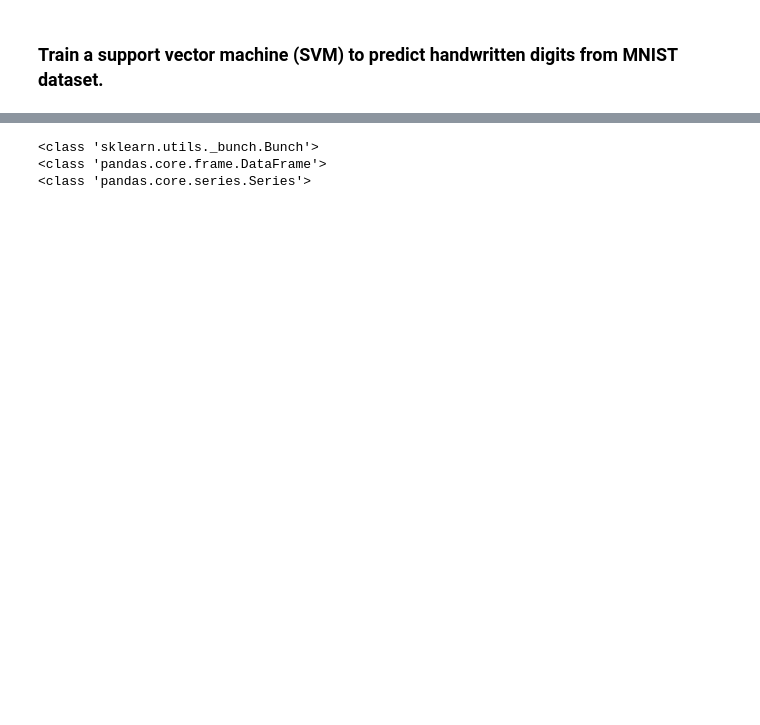
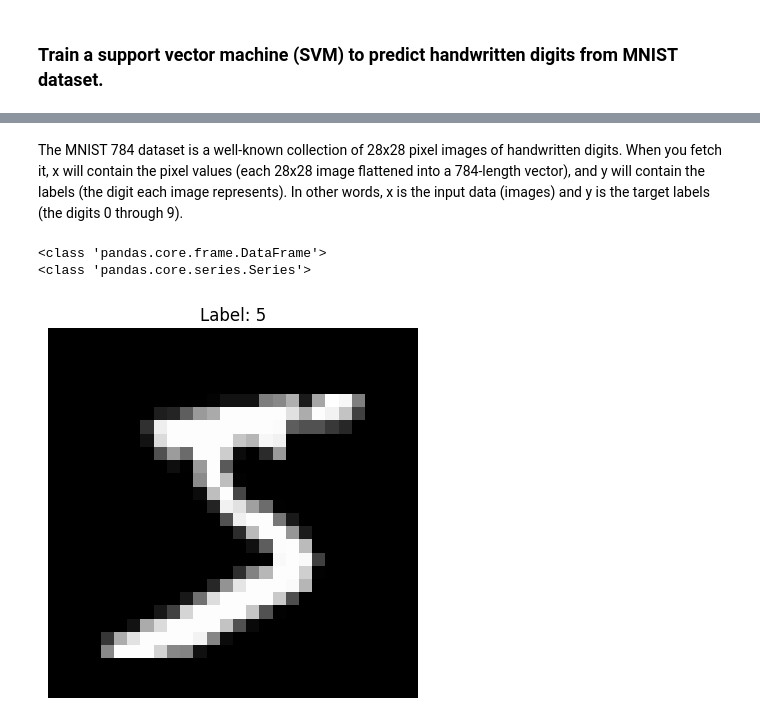
Before and after one commit to anytaaly/SVM-Predict-HANDWritten-Digits, a Jupyter notebook: SVM_Predict_HANDWritten_Digits.ipynb, the cells around one changed output, grey strips where cells are left out. Saved outputs shown, nothing was run; the diff lists cells and outputs as text; code cells hidden in the pictures; blank space fills up the shorter version.

```diff
--- a/SVM_Predict_HANDWritten_Digits.ipynb
+++ b/SVM_Predict_HANDWritten_Digits.ipynb
@@ -104,34 +24,41 @@ Requirement already satisfied: lazy-loader>=0.4 in /usr/local/lib/python3.12/dis
+# %% [markdown]
+The MNIST 784 dataset is a well-known collection of 28x28 pixel images of handwritten digits. When you fetch it, x will contain the pixel values (each 28x28 image flattened into a 784-length vector), and y will contain the labels (the digit each image represents). In other words, x is the input data (images) and y is the target labels (the digits 0 through 9).
 # %%
 
 def get_data():
     """
     Complete for subproblem 1a
 
     Get MNIST data from fetch_openml
     Get data and target converted to numpy
     Call plt.imshow on any random reshaped image to (28,28)
     to see what the digit looks like
 
     Return:
         x: MNIST image data in numpy
         y: MNIST image target in numpy
     """
     ###TODO: Download mnist 784 dataset, do not specify any parameters except for the dataset name
     #         to be written within the single quotes
     ds = fetch_openml('mnist_784')
     ###TODO: Get the MNIST image data and target, convert to numpy and cast the data into either float or integer!
     x, y = ds.data, ds.target
 
-    print(type(ds)) #A Bunch is just sklearn’s dictionary-like object.
+    # print(ds) #A Bunch is just sklearn’s dictionary-like object.
     print(type(x))  # data is the input features - so x has like list of list, where columns are pixel indexed and rows are each image.
     print(type(y)) # target is the label (the answer, the thing you want to predict).
-
+    x = x.to_numpy().astype(float)
+    y = y.to_numpy().astype(int)
     ### TODO: Plot one of the images with plt.imshow
-    ...
+    #...
+    image = x[0].reshape(28,28)
+    plt.imshow(image, cmap='gray')
+    plt.title(f"Label: {y[0]}")
+    plt.axis('off')
     return x, y
 
-get_data();
+x,y = get_data();
 # %% [output]
-<class 'sklearn.utils._bunch.Bunch'>
 <class 'pandas.core.frame.DataFrame'>
 <class 'pandas.core.series.Series'>
+[figure, added]
```
Also changed, not shown: parts of 14 cells of this notebook.
